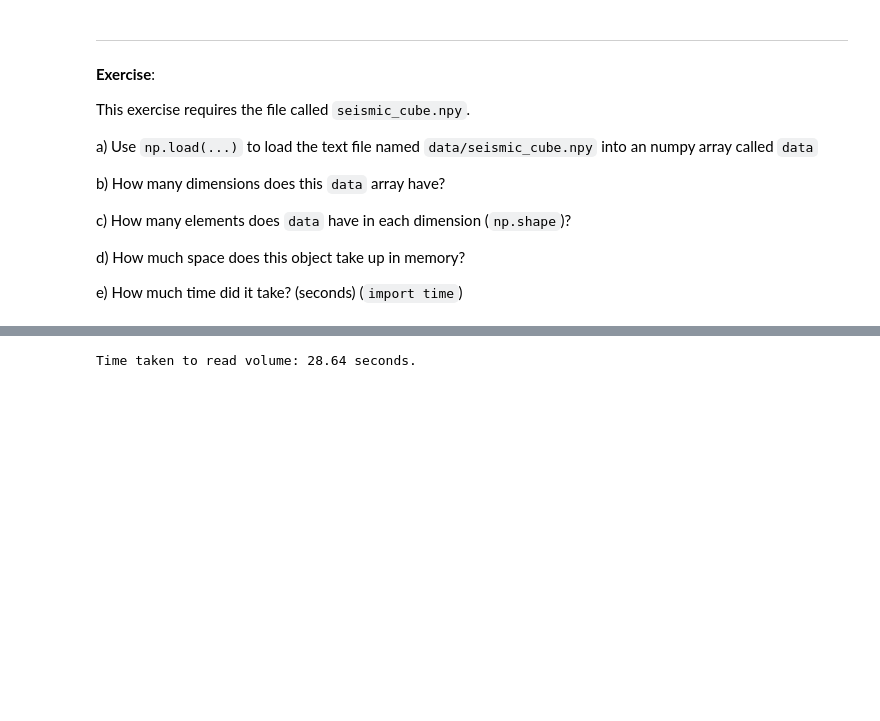
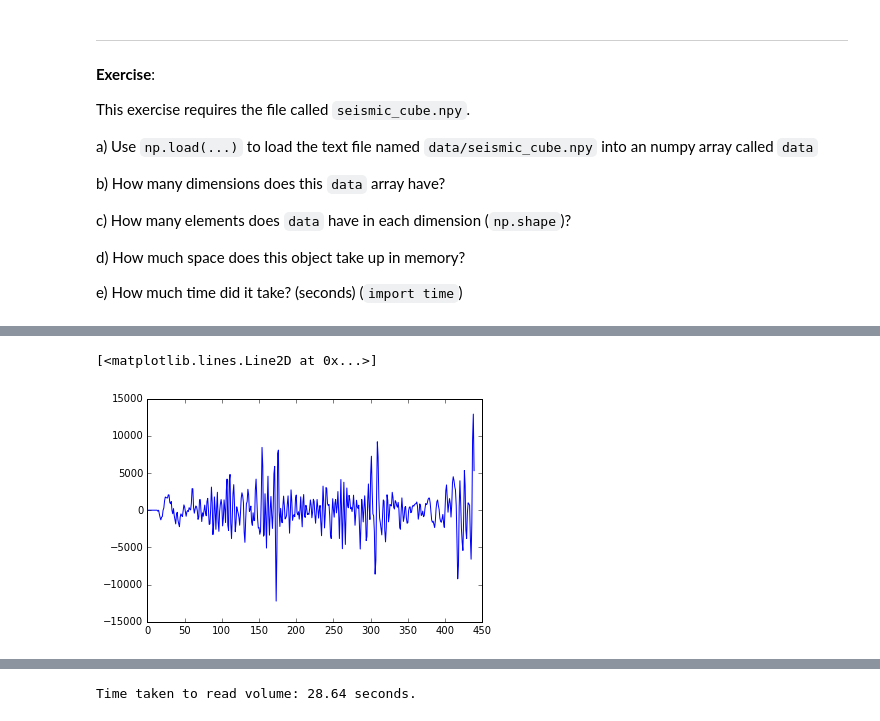
Before and after one commit to Aicha-cher/Booster_bootcamp, a Jupyter notebook: Part_2c__Seismic_arrays.ipynb, the cells around one changed output, grey strips where cells are left out. Drawn from its saved outputs; the diff is of its cells as text; code cells hidden in the pictures; blank space fills up the shorter version.

```diff
--- a/Part_2c__Seismic_arrays.ipynb
+++ b/Part_2c__Seismic_arrays.ipynb
@@ -23,0 +66,5 @@ e) How much time did it take? (seconds) (`import time`)
+# %%
+plt.plot(x150[0])
+# %% [output]
+[<matplotlib.lines.Line2D at 0x...>]
+[figure, added]
```
Also changed, not shown: parts of 14 cells of this notebook, 1 other file.
